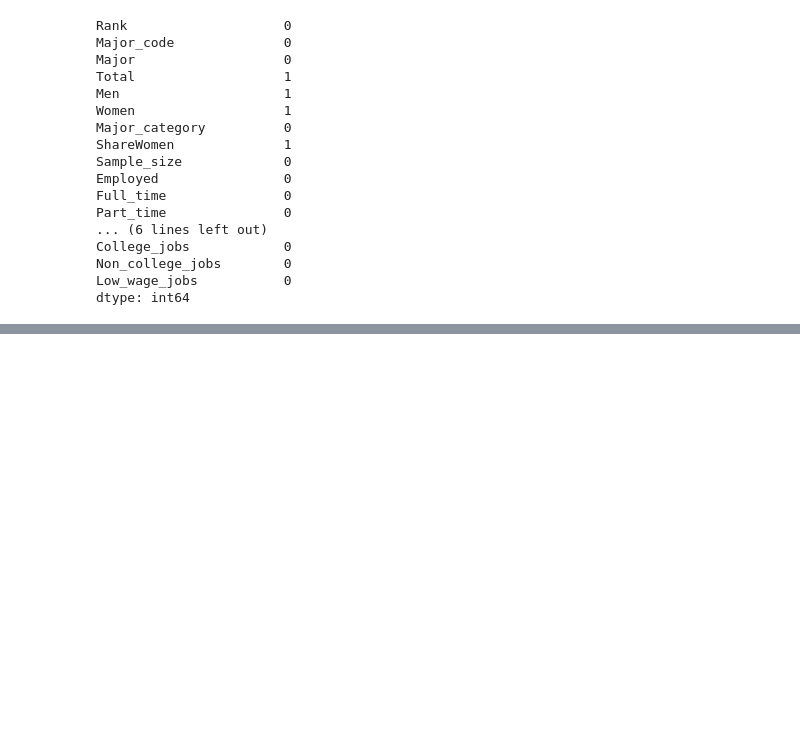
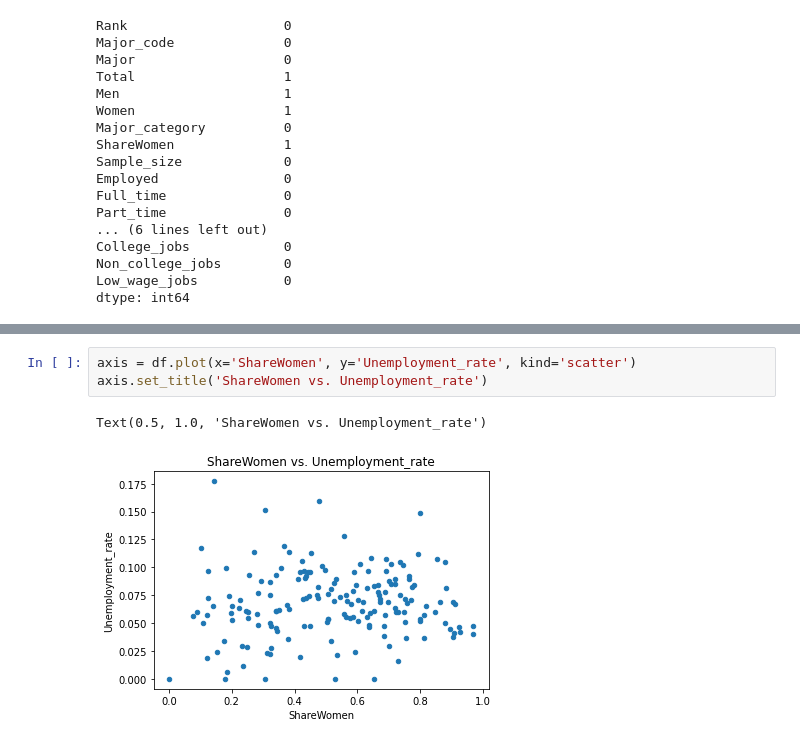
Before and after one commit to preethamdnr/Data-Visualisation, a Jupyter notebook: Data_Visualising.ipynb, the cells around one changed output, grey strips where cells are left out. Saved outputs shown, nothing was run; the diff lists cells and outputs as text; blank space fills up the shorter version.

```diff
--- a/Data_Visualising.ipynb
+++ b/Data_Visualising.ipynb
@@ -75,0 +98,6 @@ dtype: int64
+# %%
+axis = df.plot(x='ShareWomen', y='Unemployment_rate', kind='scatter')
+axis.set_title('ShareWomen vs. Unemployment_rate')
+# %% [output]
+Text(0.5, 1.0, 'ShareWomen vs. Unemployment_rate')
+[figure, added]
```
Also changed, not shown: parts of 12 cells of this notebook, 1 other file.
